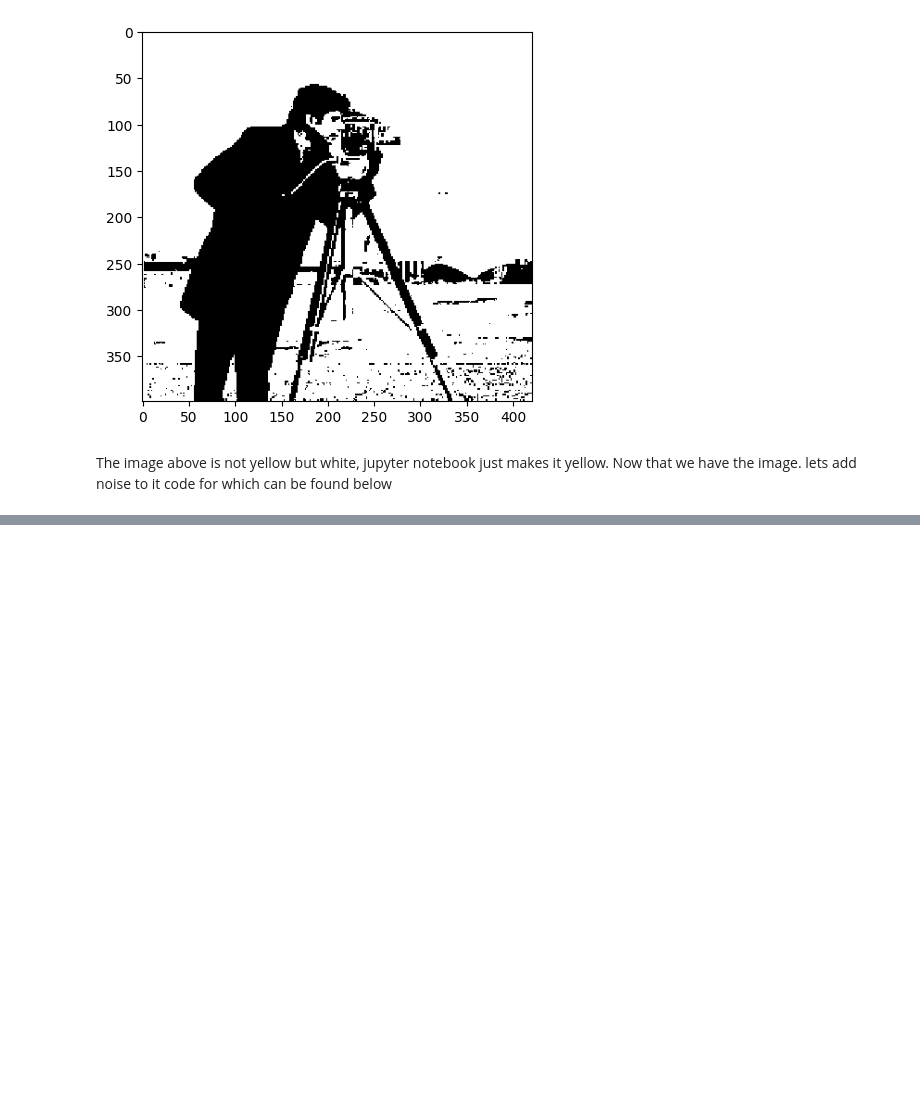
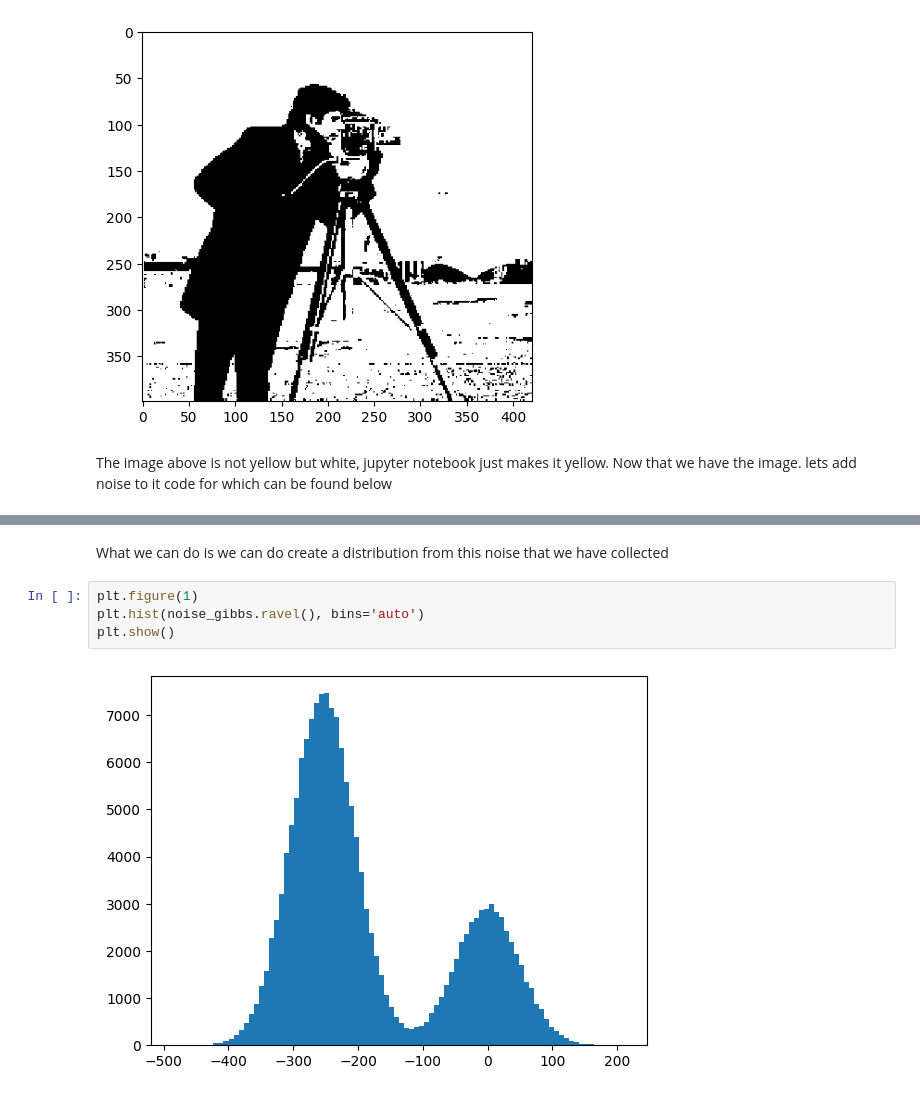
Before and after one commit to agosh-saini/stat_mech_error_correction, a Jupyter notebook: Gibbs Sampling Denoising.ipynb, the cells around one changed output, grey strips where cells are left out. Drawn from its saved outputs; the diff is of its cells as text; blank space fills up the shorter version.

```diff
--- a/Gibbs Sampling Denoising.ipynb
+++ b/Gibbs Sampling Denoising.ipynb
@@ -105,0 +115,8 @@ plt.imshow(img_denoised, cmap='gray', vmin=0, vmax=255)
+# %% [markdown]
+What we can do is we can do create a distribution from this noise that we have collected
+# %%
+plt.figure(1)
+plt.hist(noise_gibbs.ravel(), bins='auto')
+plt.show()
+# %% [output]
+[figure, added]
```
Also changed, not shown: parts of 4 cells of this notebook.
